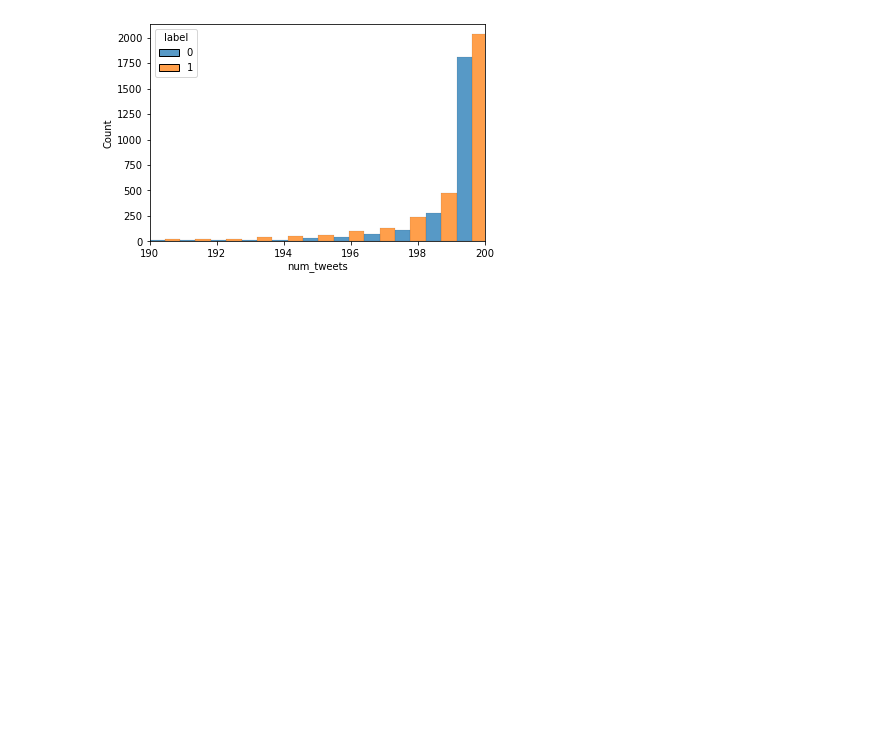
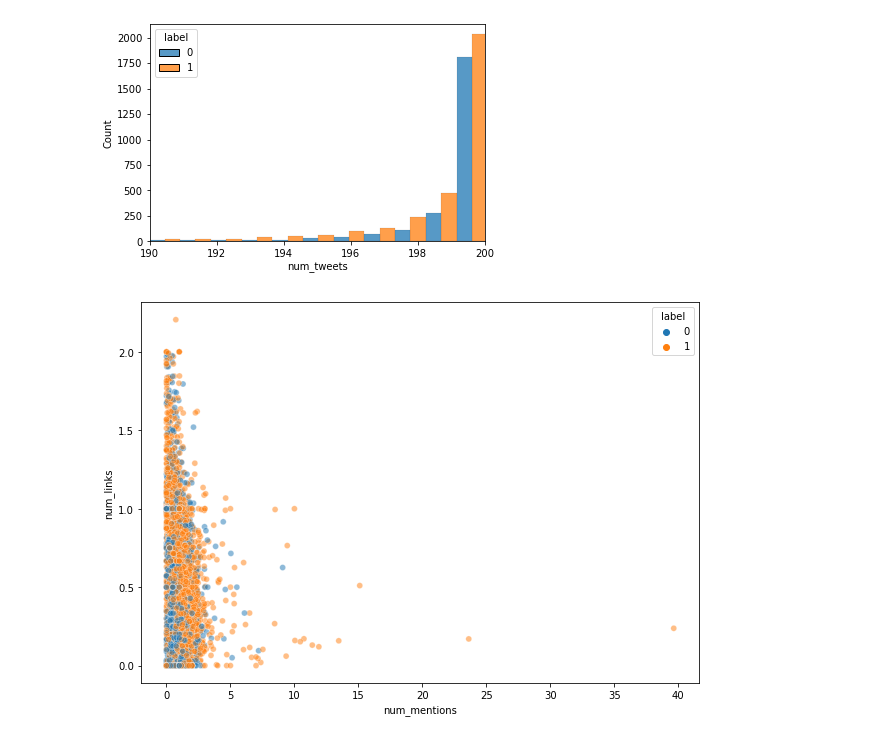
Before and after one commit to MarlonShakespeare/Milestone-2, a Jupyter notebook: dataset_eda.ipynb, the cells around one changed output. Drawn from its saved outputs; the diff is of its cells as text; code cells hidden in the pictures; blank space fills up the shorter version.

```diff
--- a/dataset_eda.ipynb
+++ b/dataset_eda.ipynb
@@ -31,6 +33,3 @@ data['label'].value_counts()
 1    4513
 0    2958
 Name: label, dtype: int64
-# %%
-data['num_tweets'] = data['tweet'].apply(lambda x: len(x))
-data['num_tweets']
@@ -49,0 +36,5 @@ Name: num_tweets, Length: 7471, dtype: int64
+# %%
+new_features = tweet_level_feature_generation(data, normalize=True)
+data = new_features.merge(data, how='inner', on='ID')
+print('Data Shape: ', data.shape)
+data.sample(5)
@@ -58,3 +57,8 @@ ax.set_xlim(190, 200)
 # %% [output]
 (190.0, 200.0)
 [figure]
+# %%
+fig, ax = plt.subplots(1, 1, figsize=(10, 7))
+ax = sns.scatterplot(data=data[['num_links', 'num_mentions', 'label']], y='num_links', x='num_mentions', hue='label', alpha=.5, ax=ax)
+# %% [output]
+[figure, added]
```
Also changed, not shown: parts of 5 cells of this notebook.
